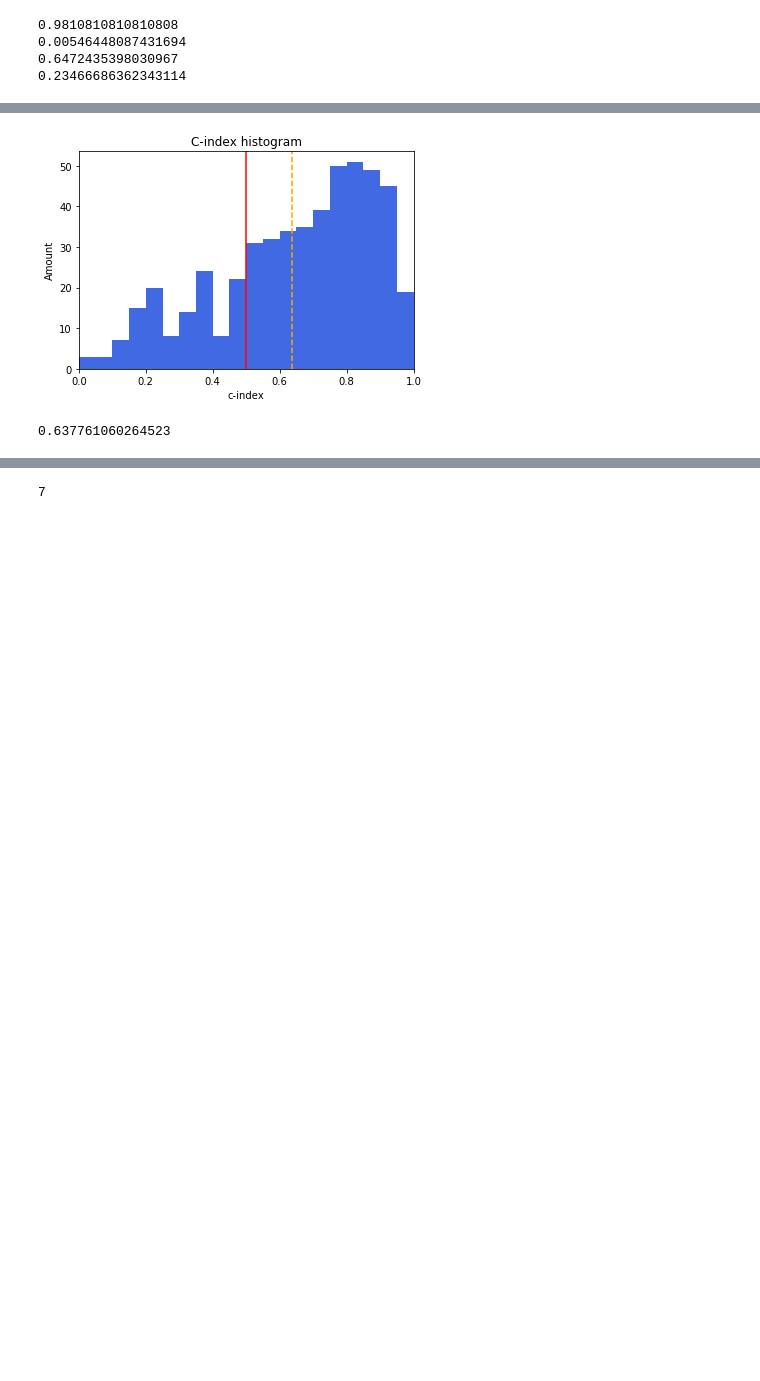
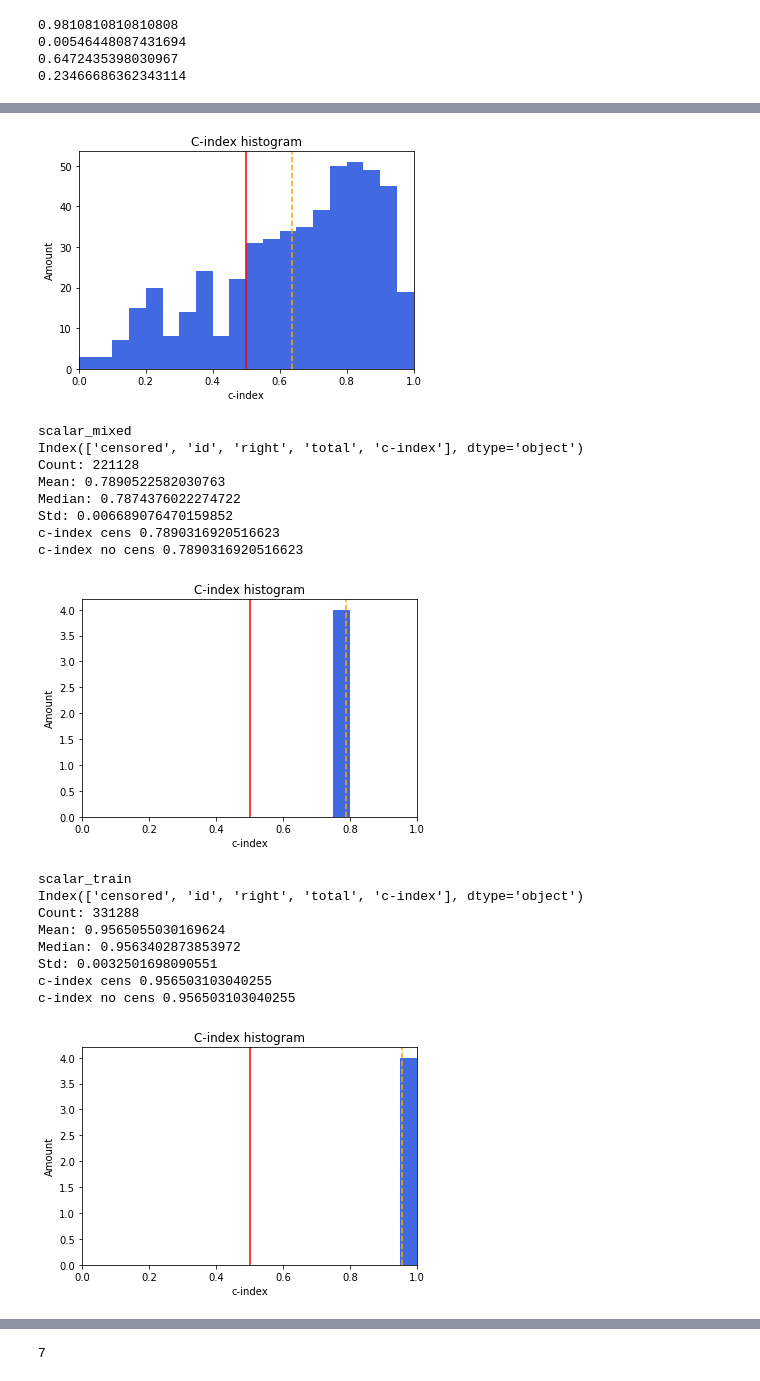
Before and after one commit to bhklab/DeepCINET, a Jupyter notebook: Jupyter/final_mixed_plots.ipynb, the cells around one changed output, grey strips where cells are left out. Cells and saved outputs as stored; diff of their text form; code cells hidden in the pictures; blank space fills up the shorter version.

Commit message:
Added more results to jupyter notebook and fixed volume model

```diff
--- a/Jupyter/final_mixed_plots.ipynb
+++ b/Jupyter/final_mixed_plots.ipynb
@@ -34,8 +34,8 @@ print(clinical.columns)
 
 
 # Get the mixed results
-def all_results(path):
-    files = glob.glob(path + "/fold*/mixed*.csv")
+def all_results(path, type):
+    files = glob.glob(path + f"/fold*/{type}*.csv")
 
     df = pd.read_csv(files[0])
     df.columns
@@ -76,8 +76,15 @@ def all_results(path):
 # all_c_index(DATA_RESULTS + "/Model_scalar")
 
 results = {
-    'volume': all_results(DATA_RESULTS + "/Model_volume"),
-    'scalar': all_results(DATA_RESULTS + "/Model_scalar")
+    'volume': all_results(DATA_RESULTS + "/Model_volume", "mixed"),
+    'scalar': all_results(DATA_RESULTS + "/Model_scalar", "mixed"),
+    'scalar_CV': {
+        "mixed": all_results(DATA_RESULTS + "/Model_scalar_4CV", "mixed"),
+        "train": all_results(DATA_RESULTS + "/Model_scalar_4CV", "train"),
+        "test": all_results(DATA_RESULTS + "/Model_scalar_4CV", "test"),
+    }
 }
+
+print("Done")
 # %% [output]
 Index(['Unnamed: 0', 'id', 'age', 'sex', 'event', 'time'], dtype='object')
@@ -84,9 +92,11 @@ Index(['Unnamed: 0', 'id', 'age', 'sex', 'event', 'time'], dtype='object')
 # %%
 def results_hits(cens_results: pd.DataFrame, uncens_results: pd.DataFrame, name):
+    print(f"{name}")
     print(cens_results.columns)
     mean = cens_results['c-index'].mean()
     median = cens_results['c-index'].median()
     std = cens_results['c-index'].std()
+    print(f"Count: {cens_results['total'].sum()}")
     print(f"Mean: {mean}")
     print(f"Median: {median}")
     print(f"Std: {std}")
@@ -137,9 +147,11 @@ def results_hits(cens_results: pd.DataFrame, uncens_results: pd.DataFrame, name)
     plt.savefig(f"Jupyter/outputs/c-index_{name}.png", dpi=300)
     plt.show()
 
-    print(all_c_index)
 
 
 results_hits(*(results['scalar'][0]), "scalar")
 results_hits(*(results['volume'][0]), "volume")
+results_hits(*(results['scalar_CV']['mixed'][0]), "scalar_mixed")
+results_hits(*(results['scalar_CV']['train'][0]), "scalar_train")
+results_hits(*(results['scalar_CV']['test'][0]), "scalar_test")
 # %% [output]
@@ -155,7 +170,24 @@ Index(['censored', 'id', 'right', 'total', 'c-index'], dtype='object')
 Mean: 0.6472435398030963
 Median: 0.6981519507186859
 Std: 0.2346668636234313
 c-index cens 0.637761060264523
 c-index no cens 0.6232239774081101
 [figure]
-0.637761060264523
+scalar_mixed
+Index(['censored', 'id', 'right', 'total', 'c-index'], dtype='object')
+Count: 221128
+Mean: 0.7890522582030763
+Median: 0.7874376022274722
+Std: 0.006689076470159852
+c-index cens 0.7890316920516623
+c-index no cens 0.7890316920516623
+[figure, added]
+scalar_train
+Index(['censored', 'id', 'right', 'total', 'c-index'], dtype='object')
+Count: 331288
+Mean: 0.9565055030169624
+Median: 0.9563402873853972
+Std: 0.0032501698090551
+c-index cens 0.956503103040255
+c-index no cens 0.956503103040255
+[figure, added]
```
Also changed, not shown: parts of 3 cells of this notebook, 1 other file.
